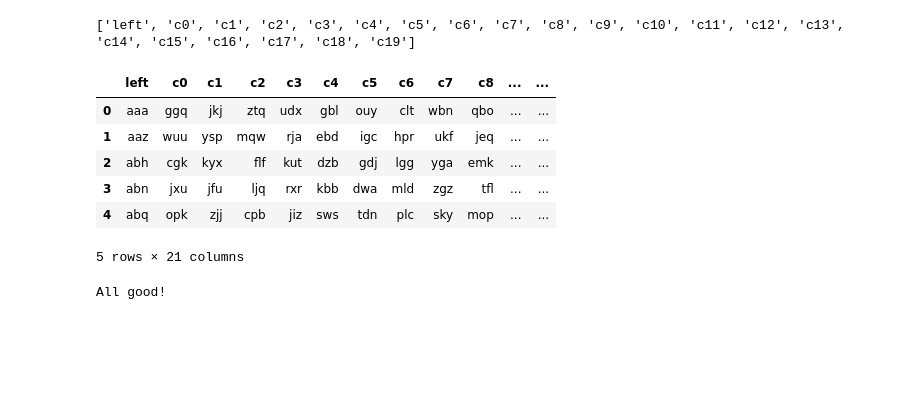
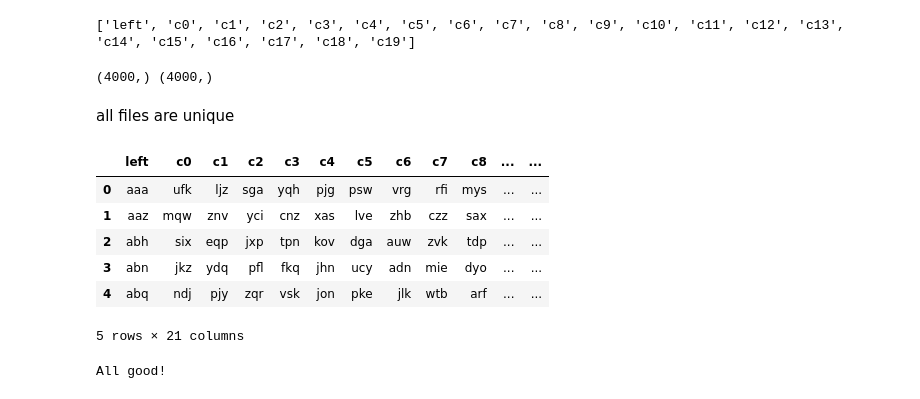
Before and after one commit to benjaminfouquet/CompVis-A4, a Jupyter notebook: make_train_candidates.ipynb, the cells around one changed output. Saved outputs shown, nothing was run; the diff lists cells and outputs as text; code cells hidden in the pictures; blank space fills up the shorter version.

```diff
--- a/make_train_candidates.ipynb
+++ b/make_train_candidates.ipynb
@@ -24,34 +24,43 @@ columns_names = ['left'] + ['c'+str(i) for i in range(20)]
 print(columns_names)
 # %% [output]
 ['left', 'c0', 'c1', 'c2', 'c3', 'c4', 'c5', 'c6', 'c7', 'c8', 'c9', 'c10', 'c11', 'c12', 'c13', 'c14', 'c15', 'c16', 'c17', 'c18', 'c19']
+# %%
+# Get all file names in train/all folder
+all_files = np.array([str(x.split('.')[0]) for x in os.listdir('train/all')])
+# Get number of unique elements
+unique = np.unique(all_files)
+print(unique.shape, all_files.shape)
+# %% [output]
+(4000,) (4000,)
+# %% [markdown]
+all files are unique
 # %%
 records = []
 
 for i in range(len(train_data)):
     left = train_data['left'][i]
     right = train_data['right'][i]
 
-    # ===========================================================================
-    # sample 19 random candidates from LEFT directory (will that be a problem?), excluding true images.
-    # ===========================================================================
-    candidates = random.sample(list(train_data['left'].where(lambda x: ~x.isin([left, right])).dropna()), 19)
-    candidates = [right] + candidates
+    # get 19 random elemnts of all_files except left and right
+    idx = np.where((all_files != left) & (all_files != right))[0]
+    candidates = all_files[np.random.choice(idx, 19, replace=False)].astype(str)
+    candidates = np.concatenate((np.array([right]), candidates))
     # shuffle the candidates
     random.shuffle(candidates)
 
     # Create a record
-    record = [left] + candidates
+    record = [left] + candidates.tolist()
     records.append(record)
 
 df = pd.DataFrame(data=records, columns=columns_names)
 df.head()
 # %% [output]
 |  | left | c0 | c1 | c2 | c3 | c4 | c5 | c6 | c7 | c8 | ... | ... |
-| 0 | aaa | ggq | jkj | ztq | udx | gbl | ouy | clt | wbn | qbo | ... | ... |
-| 1 | aaz | wuu | ysp | mqw | rja | ebd | igc | hpr | ukf | jeq | ... | ... |
-| 2 | abh | cgk | kyx | flf | kut | dzb | gdj | lgg | yga | emk | ... | ... |
-| 3 | abn | jxu | jfu | ljq | rxr | kbb | dwa | mld | zgz | tfl | ... | ... |
-| 4 | abq | opk | zjj | cpb | jiz | sws | tdn | plc | sky | mop | ... | ... |
+| 0 | aaa | ufk | ljz | sga | yqh | pjg | psw | vrg | rfi | mys | ... | ... |
+| 1 | aaz | mqw | znv | yci | cnz | xas | lve | zhb | czz | sax | ... | ... |
+| 2 | abh | six | eqp | jxp | tpn | kov | dga | auw | zvk | tdp | ... | ... |
+| 3 | abn | jkz | ydq | pfl | fkq | jhn | ucy | adn | mie | dyo | ... | ... |
+| 4 | abq | ndj | pjy | zqr | vsk | jon | pke | jlk | wtb | arf | ... | ... |
 5 rows × 21 columns
 # %%
 # Check the correct image is in the dataframe
```
Also changed, not shown: parts of 2 cells of this notebook, 3 other files.
